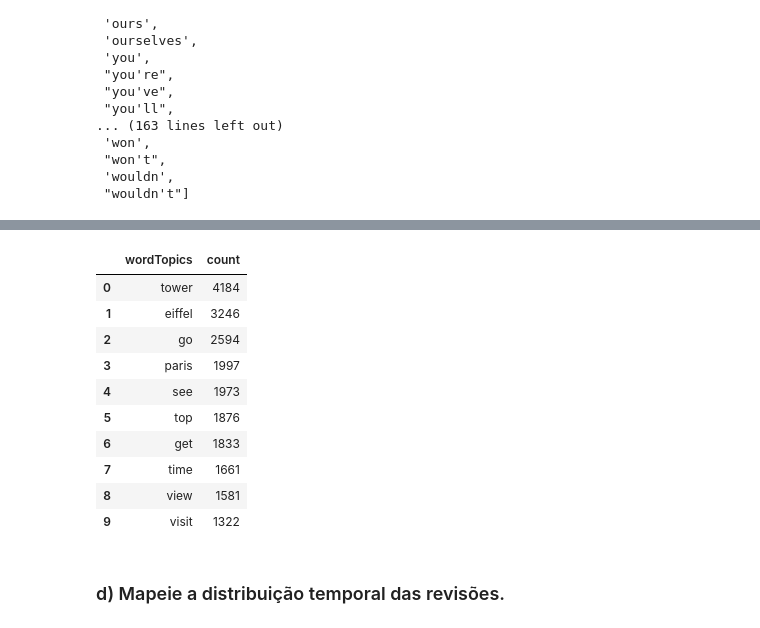
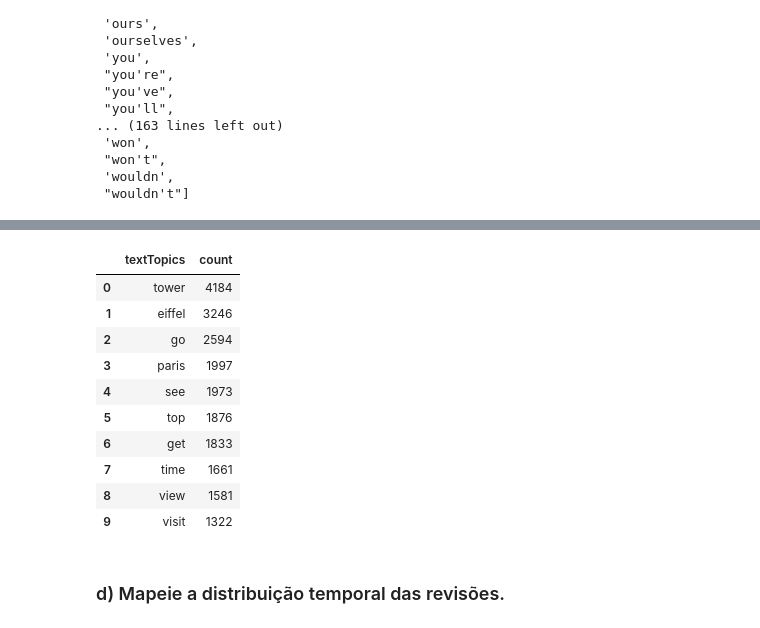
Before and after one commit to raianeti/MapReduce_Cloud, a Jupyter notebook: MapReduce.ipynb, the cells around one changed output, grey strips where cells are left out. Saved outputs shown, nothing was run; the diff lists cells and outputs as text; code cells hidden in the pictures.

```diff
--- a/MapReduce.ipynb
+++ b/MapReduce.ipynb
@@ -681,12 +777,12 @@ stopwords
 # %%
-dfEiffelTopics=dfEiffelFiltro.withColumn("words",split('text', ' '))\
-    .withColumn('text', explode('words')).select("text").withColumn("wordTopics",lower(col("text"))).select("text","wordTopics")\
-    .filter(~(col("wordTopics")).isin(stopwords))\
-    .groupBy("wordTopics").count().orderBy("count",ascending=False).select("wordTopics","count")
+dfEiffelTopics=dfEiffelFiltro.withColumn("texts",split('text', ' '))\
+    .withColumn('text', explode('texts')).select("text").withColumn("textTopics",lower(col("text"))).select("text","textTopics")\
+    .filter(~(col("textTopics")).isin(stopwords))\
+    .groupBy("textTopics").count().orderBy("count",ascending=False).select("textTopics","count")
 
 dfEiffelTopics.limit(10).toPandas()
 # %% [output]
-|  | wordTopics | count |
+|  | textTopics | count |
 | 0 | tower | 4184 |
 | 1 | eiffel | 3246 |
 | 2 | go | 2594 |
```
Also changed, not shown: parts of 32 cells of this notebook.
